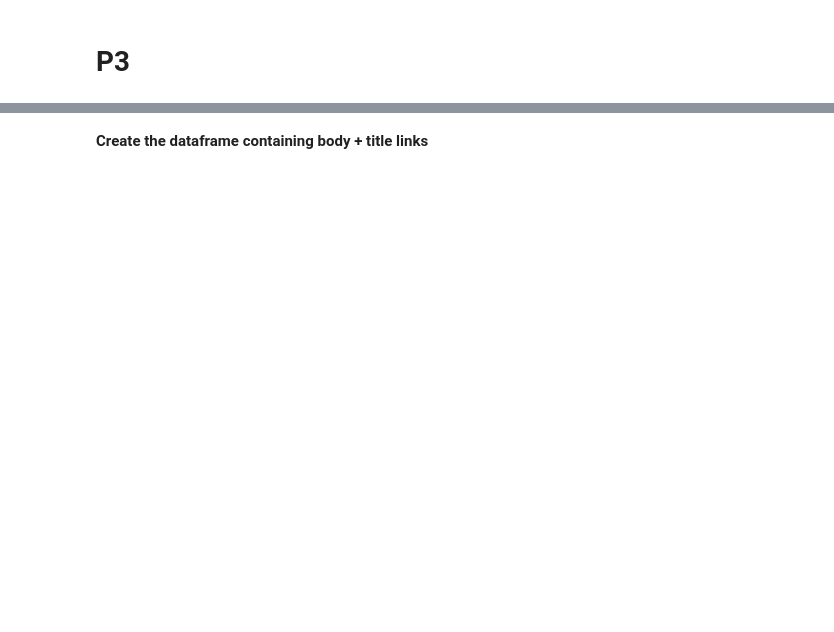
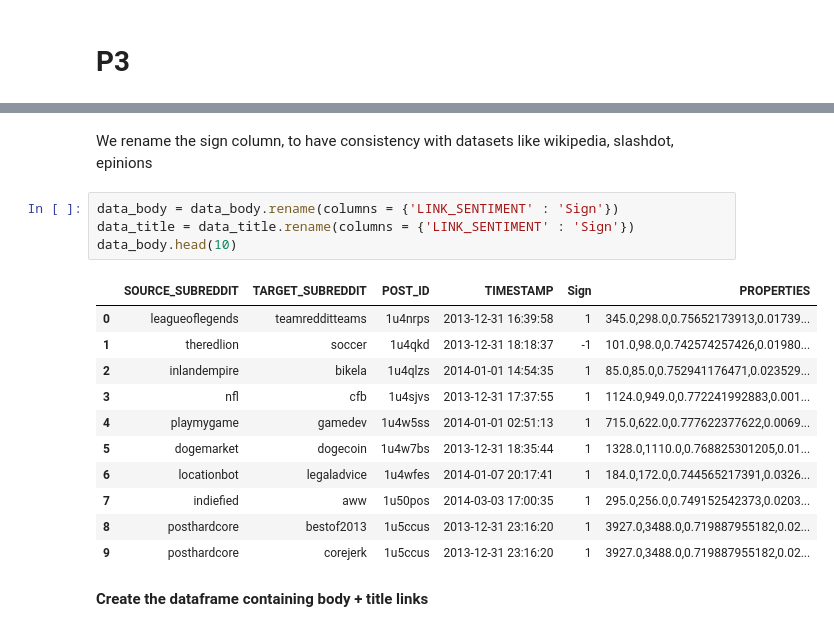
Before and after one commit to epfl-ada/ada-2020-project-milestone-p3-p3_teampam, a Jupyter notebook: P3.ipynb, the cells around one changed output, grey strips where cells are left out. Drawn from its saved outputs; the diff is of its cells as text; blank space fills up the shorter version.

```diff
--- a/P3.ipynb
+++ b/P3.ipynb
@@ -28,3 +27,21 @@ data_title.head()
+# %% [markdown]
+We rename the sign column, to have consistency with datasets like wikipedia, slashdot, epinions
+# %%
+data_body = data_body.rename(columns = {'LINK_SENTIMENT' : 'Sign'})
+data_title = data_title.rename(columns = {'LINK_SENTIMENT' : 'Sign'})
+data_body.head(10)
+# %% [output]
+|  | SOURCE_SUBREDDIT | TARGET_SUBREDDIT | POST_ID | TIMESTAMP | Sign | PROPERTIES |
+| 0 | leagueoflegends | teamredditteams | 1u4nrps | 2013-12-31 16:39:58 | 1 | 345.0,298.0,0.75652173913,0.01739... |
+| 1 | theredlion | soccer | 1u4qkd | 2013-12-31 18:18:37 | -1 | 101.0,98.0,0.742574257426,0.01980... |
+| 2 | inlandempire | bikela | 1u4qlzs | 2014-01-01 14:54:35 | 1 | 85.0,85.0,0.752941176471,0.023529... |
+| 3 | nfl | cfb | 1u4sjvs | 2013-12-31 17:37:55 | 1 | 1124.0,949.0,0.772241992883,0.001... |
+| 4 | playmygame | gamedev | 1u4w5ss | 2014-01-01 02:51:13 | 1 | 715.0,622.0,0.777622377622,0.0069... |
+| 5 | dogemarket | dogecoin | 1u4w7bs | 2013-12-31 18:35:44 | 1 | 1328.0,1110.0,0.768825301205,0.01... |
+| 6 | locationbot | legaladvice | 1u4wfes | 2014-01-07 20:17:41 | 1 | 184.0,172.0,0.744565217391,0.0326... |
+| 7 | indiefied | aww | 1u50pos | 2014-03-03 17:00:35 | 1 | 295.0,256.0,0.749152542373,0.0203... |
+| 8 | posthardcore | bestof2013 | 1u5ccus | 2013-12-31 23:16:20 | 1 | 3927.0,3488.0,0.719887955182,0.02... |
+| 9 | posthardcore | corejerk | 1u5ccus | 2013-12-31 23:16:20 | 1 | 3927.0,3488.0,0.719887955182,0.02... |
 # %% [markdown]
 **Create the dataframe containing body + title links**
 # %%
```
Also changed, not shown: parts of 55 cells of this notebook.
